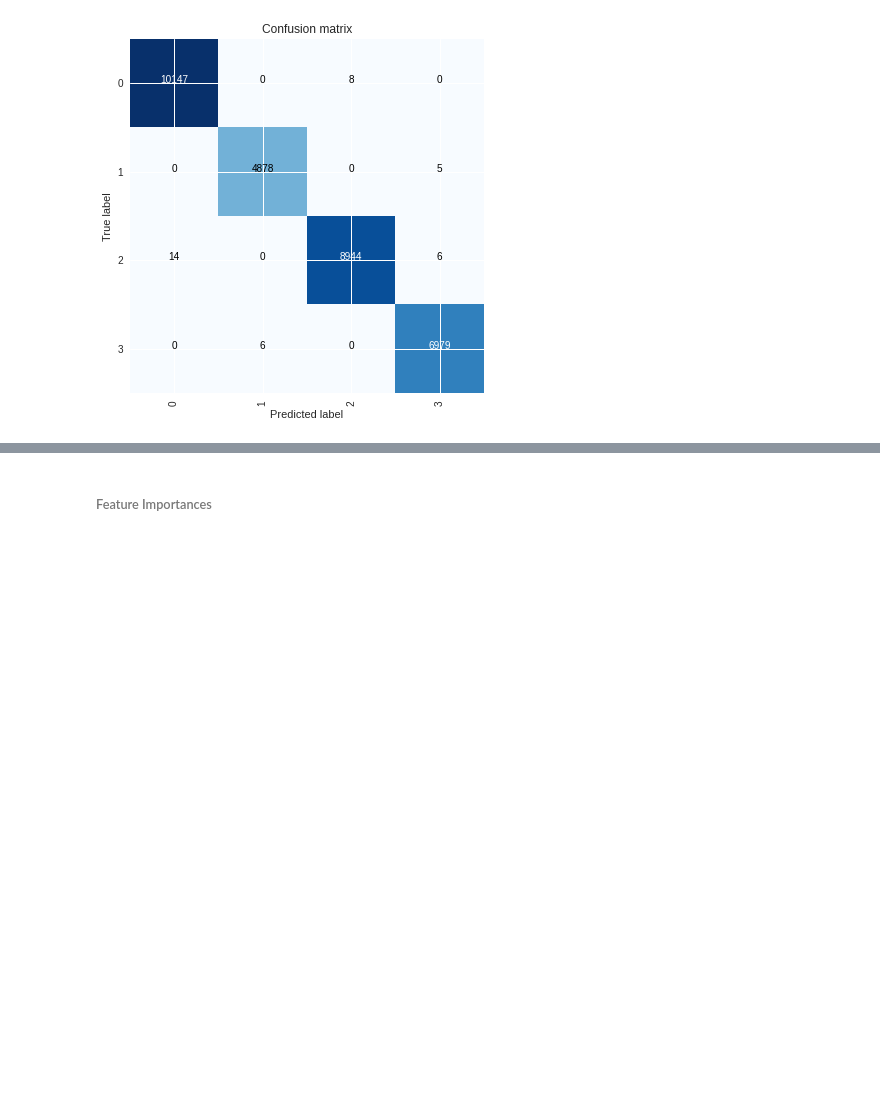
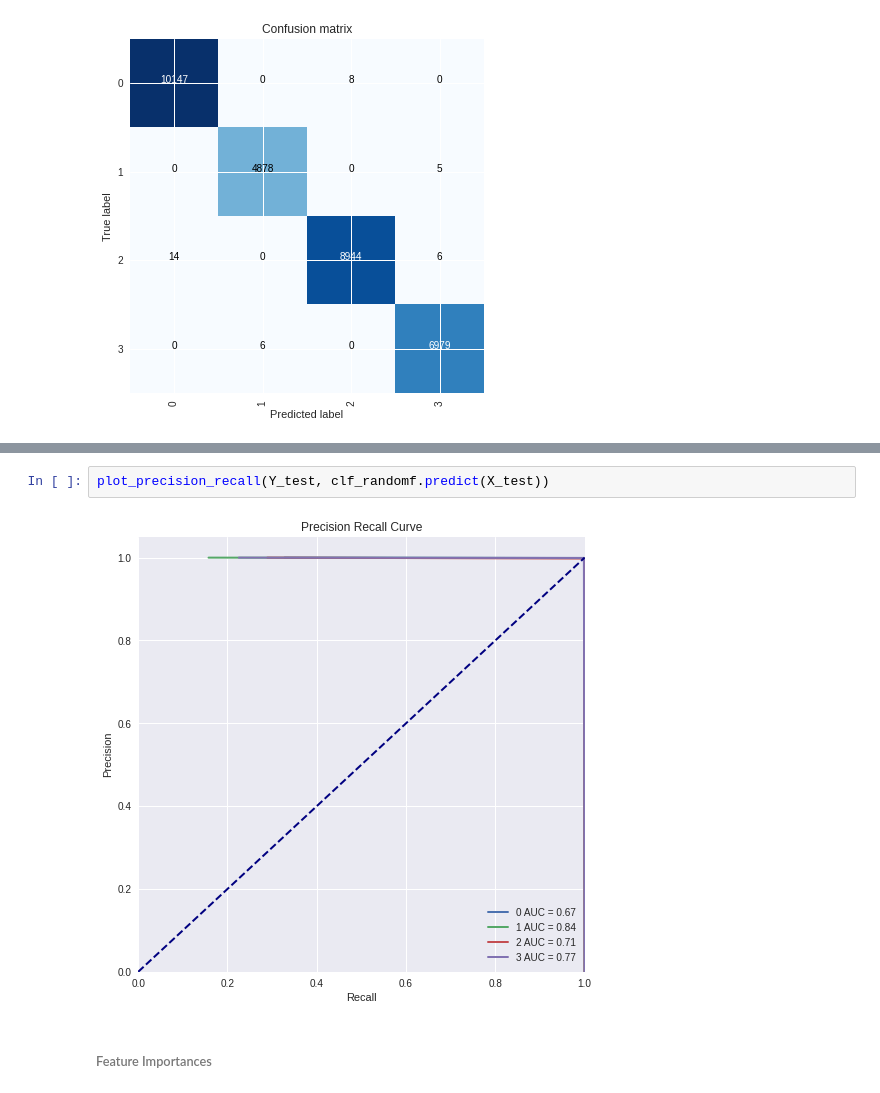
Before and after one commit to dehoyosb/MinJusticia_team77_DS4A_Project, a Jupyter notebook: app/unsupervised_learning_daniel.ipynb, the cells around one changed output, grey strips where cells are left out. Drawn from its saved outputs; the diff is of its cells as text; blank space fills up the shorter version.

```diff
--- a/app/unsupervised_learning_daniel.ipynb
+++ b/app/unsupervised_learning_daniel.ipynb
@@ -720,3 +739,7 @@ plot_roc(Y_test, clf_logistic.predict(X_test))
+# %%
+plot_precision_recall(Y_test, clf_randomf.predict(X_test))
+# %% [output]
+[figure, added]
 # %% [markdown]
 ###### Feature Importances
 # %%
```
Also changed, not shown: parts of 20 cells of this notebook.
